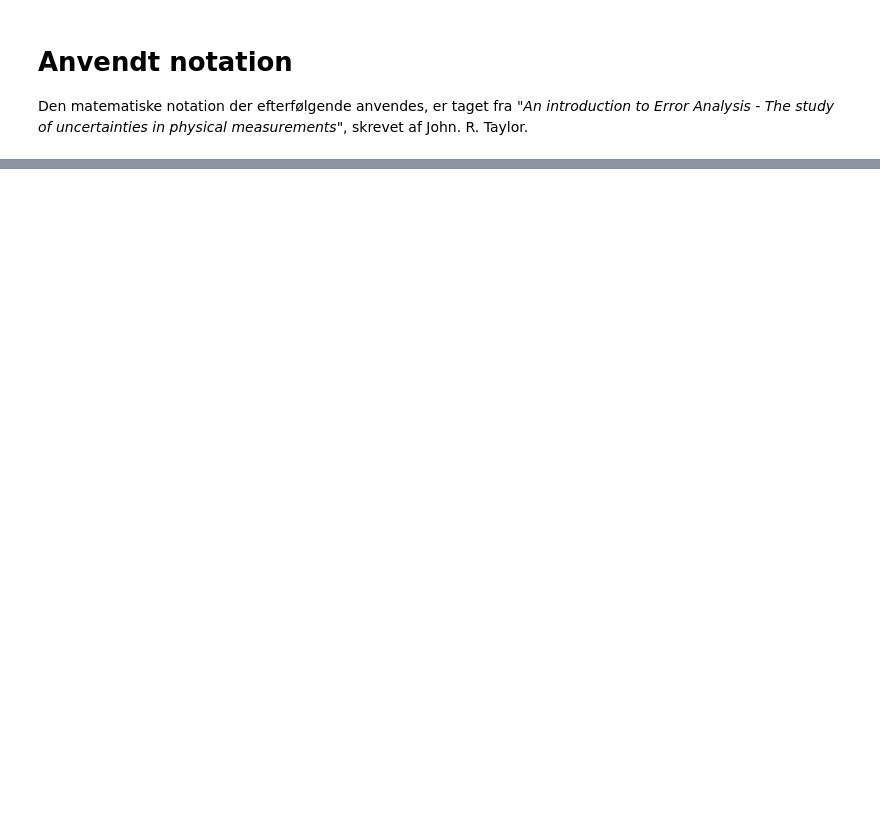
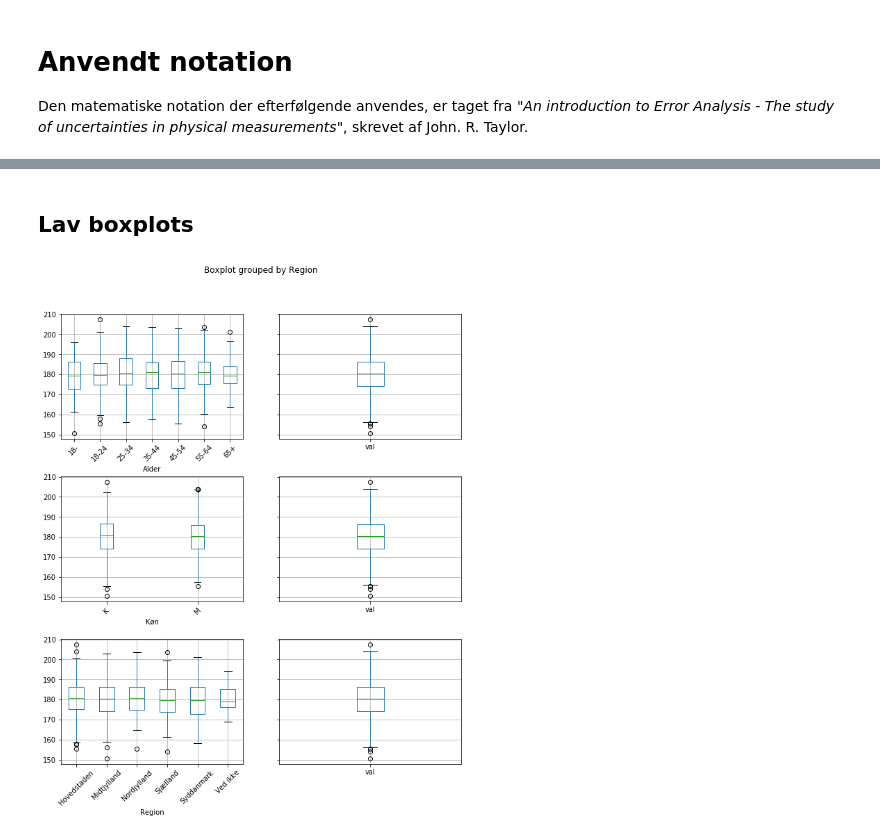
Before and after one commit to tlinnet/winpython, a Jupyter notebook: sampling_simulering.ipynb, the cells around one changed output, grey strips where cells are left out. Drawn from its saved outputs; the diff is of its cells as text; code cells hidden in the pictures; blank space fills up the shorter version.

```diff
--- a/sampling_simulering.ipynb
+++ b/sampling_simulering.ipynb
@@ -55,0 +97,3 @@ $$
+# %%
+df['val'] = s
+df.head()
@@ -55,0 +107,16 @@ $$
+# %% [markdown]
+## Lav boxplots
+# %%
+f, axes = plt.subplots(3,2, figsize=(10,12), sharey=True)
+f.subplots_adjust(hspace=0.3)
+f.subplots_adjust(wspace=2.0)
+
+for i, key in enumerate(df_i.keys()):
+    ax = axes[i][0]
+    ax2 = axes[i][1]
+    df.boxplot(column='val', by=key, ax=ax, rot=45)
+    df.boxplot(column='val', ax=ax2)
+    ax.set_title("")
+plt.show()
+# %% [output]
+[figure, added]
```
Also changed, not shown: parts of 12 cells of this notebook, 2 other files.
